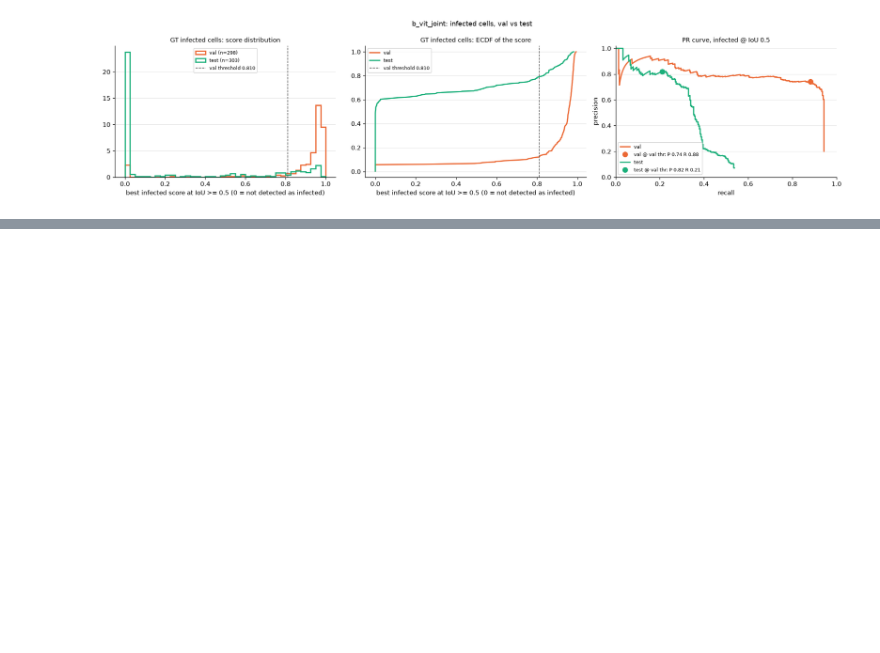
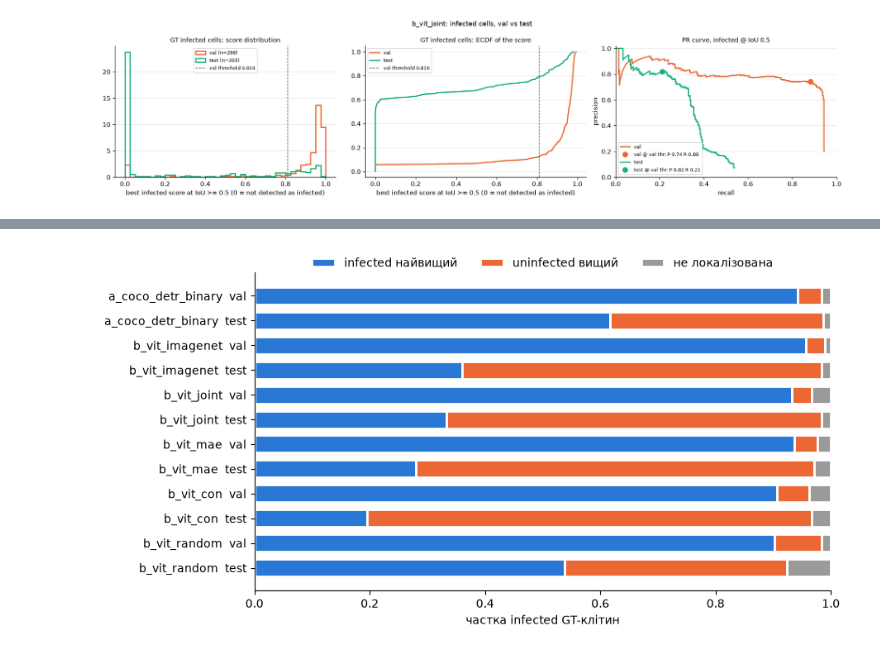
Before and after one commit to Daito6/malaria-ssl-detr, a Jupyter notebook: notebooks/04_detr_ssl.ipynb, the cells around one changed output, grey strips where cells are left out. Saved outputs shown, nothing was run; the diff lists cells and outputs as text; code cells hidden in the pictures; blank space fills up the shorter version.

```diff
--- a/notebooks/04_detr_ssl.ipynb
+++ b/notebooks/04_detr_ssl.ipynb
@@ -130,0 +140,5 @@ b_vit_joint
+# %%
+shift = pd.read_csv(T / 'phase4_shift.csv')
+OUT = {'frac_target_scores_highest': 'infected найвищий', 'frac_other_class_scores_higher': 'uninfected вищий',
+       'frac_no_detection_any_class': 'не локалізована'}
+shift[['run', 'split', 'median_score', 'frac_ge_val_threshold', *OUT]].round(3)
@@ -130,0 +159,15 @@ b_vit_joint
+# %%
+order = ['a_coco_detr_binary', 'b_vit_imagenet', 'b_vit_joint', 'b_vit_mae', 'b_vit_con', 'b_vit_random']
+s = shift.set_index(['run', 'split']).loc[[(r, sp) for r in order for sp in ('val', 'test')]]
+labels = [f'{r}  {sp}' for r, sp in s.index][::-1]
+fig, ax = plt.subplots(figsize=(9, 5))
+left = np.zeros(len(s))
+for (k, name), color in zip(OUT.items(), ['#2a78d6', '#eb6834', '#9a9a9a']):
+    v = s[k].to_numpy()[::-1]
+    ax.barh(labels, v, left=left, color=color, edgecolor='white', linewidth=2, height=0.7, label=name)
+    left += v
+ax.set_xlim(0, 1); ax.set_xlabel('частка infected GT-клітин')
+ax.legend(frameon=False, ncol=3, loc='upper center', bbox_to_anchor=(0.5, 1.08))
+ax.spines[['top', 'right']].set_visible(False)
+# %% [output]
+[figure, added]
```
Also changed, not shown: parts of 9 cells of this notebook, 39 other files.
